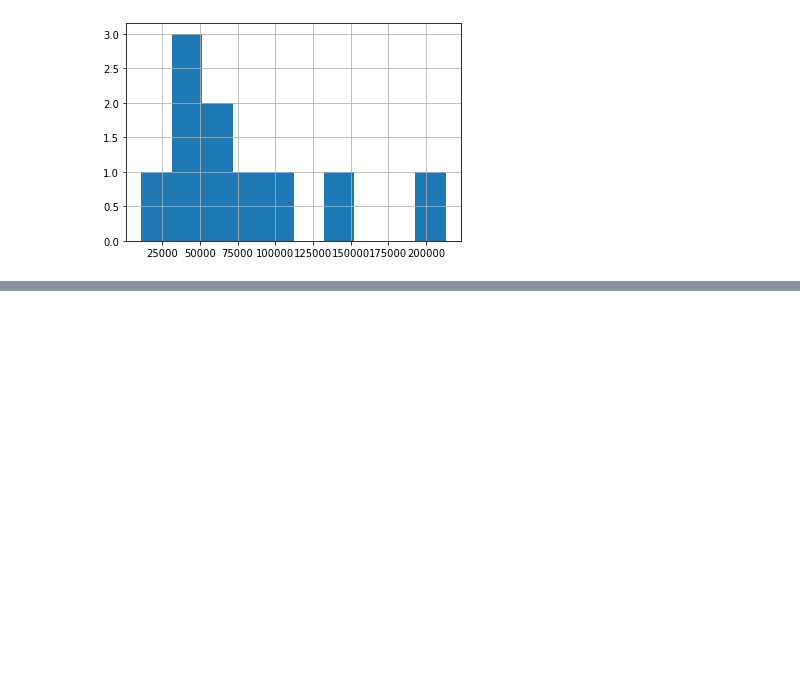
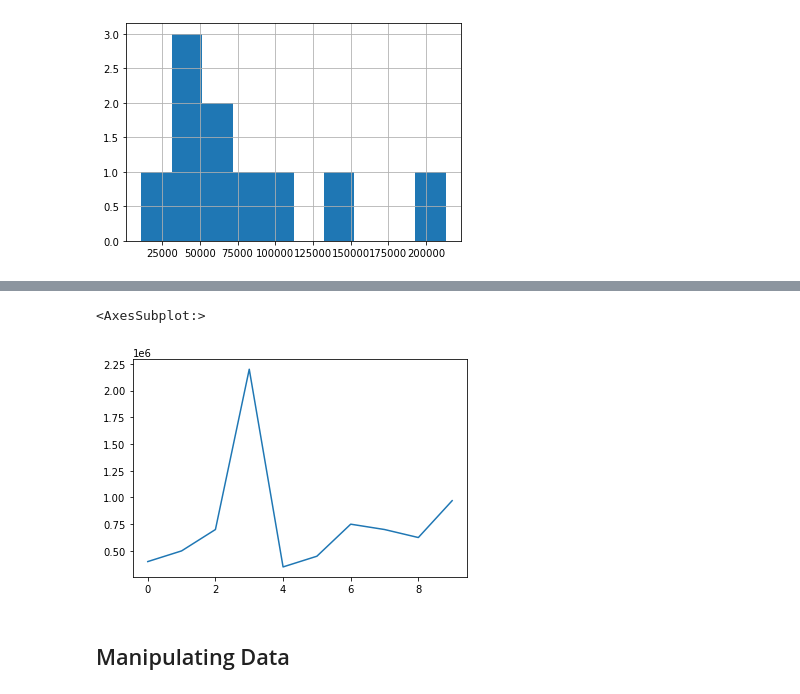
Before and after one commit to Axl11475581/Projects-Folder, a Jupyter notebook: Data Science & Machine Learning/Pandas/Introduction-to-pandas.ipynb, the cells around one changed output, grey strips where cells are left out. Cells and saved outputs as stored; diff of their text form; code cells hidden in the pictures; blank space fills up the shorter version.

```diff
--- a/Data Science & Machine Learning/Pandas/Introduction-to-pandas.ipynb
+++ b/Data Science & Machine Learning/Pandas/Introduction-to-pandas.ipynb
@@ -360,0 +358,2 @@ TypeError: no numeric data to plot
+# %%
+car_sales["Price"] = car_sales["Price"].str.replace('[\$\,\.]', '').astype(int)
@@ -360,0 +376,7 @@ TypeError: no numeric data to plot
+# %%
+car_sales["Price"].plot()
+# %% [output]
+<AxesSubplot:>
+[figure, added]
+# %% [markdown]
+## Manipulating Data
```
Also changed, not shown: parts of 2 cells of this notebook.
